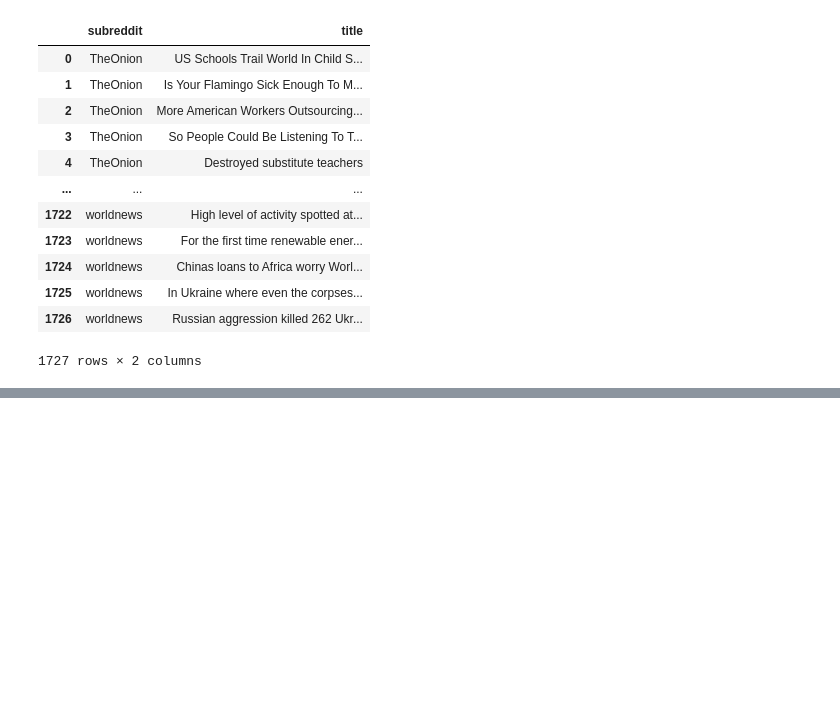
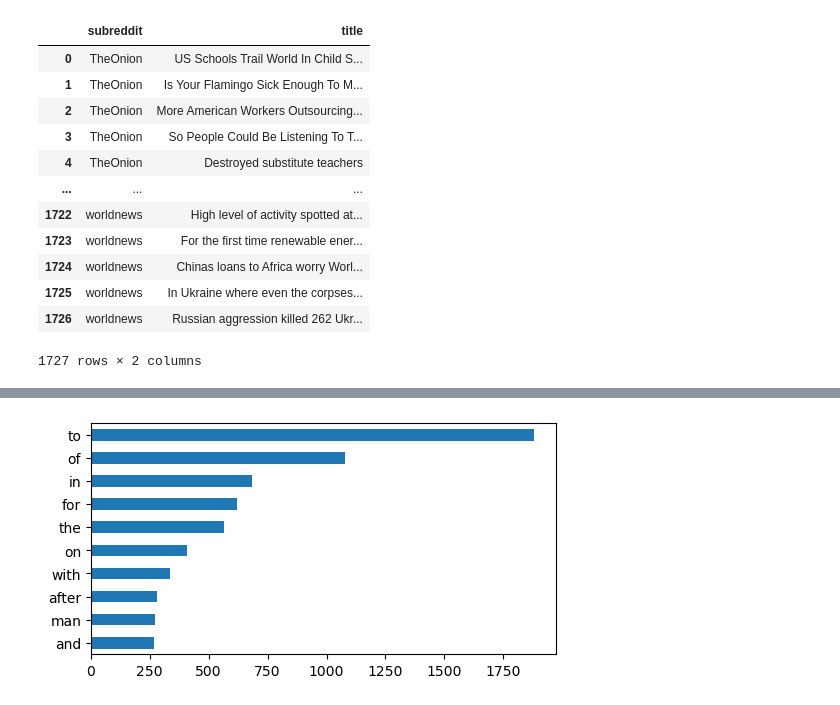
Before and after one commit to drossDS/Humor_Identification_with_NLP, a Jupyter notebook: code/4-Modeling-Round-2.ipynb, the cells around one changed output, grey strips where cells are left out. Saved outputs shown, nothing was run; the diff lists cells and outputs as text; code cells hidden in the pictures; blank space fills up the shorter version.

```diff
--- a/code/4-Modeling-Round-2.ipynb
+++ b/code/4-Modeling-Round-2.ipynb
@@ -168,0 +310,5 @@ wldnws_word_counts.hist(alpha = 0.5, bins = (wldnws_word_counts.max() - wldnws_w
+# %%
+plt.figure(figsize=(6, 3))
+cvec_df[cvec_df['0000_target'] == 1].drop(columns = '0000_target').sum().T.sort_values( ascending= True).tail(10).plot.barh();
+# %% [output]
+[figure, added]
```
Also changed, not shown: parts of 22 cells of this notebook.
